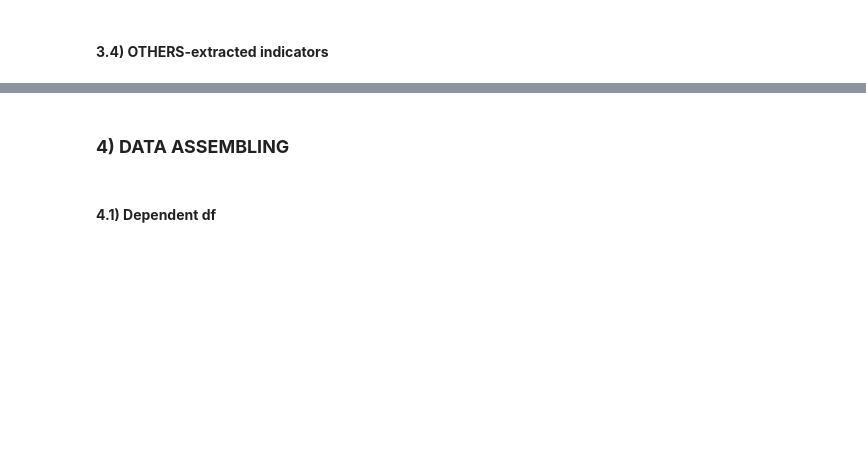
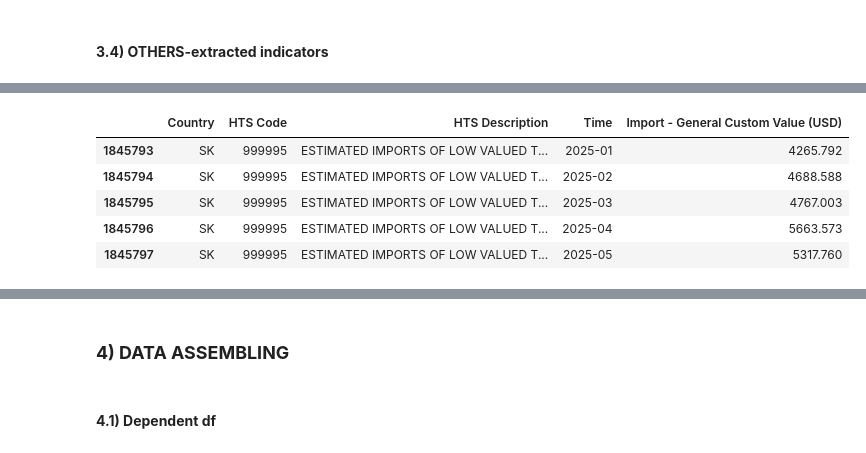
Before and after one commit to EliaLand/PSTR_Financial_Econometrics, a Jupyter notebook: data_fetcher/main.ipynb, the cells around one changed output, grey strips where cells are left out. Cells and saved outputs as stored; diff of their text form; code cells hidden in the pictures; blank space fills up the shorter version.

Commit message:
a lot of changes i cant remember

```diff
--- a/data_fetcher/main.ipynb
+++ b/data_fetcher/main.ipynb
@@ -521 +516,97 @@ EURO_stock_m_raw.tail()
+# %%
+# Monthly US import by EU member state per HTS code-identified products (monthly, bilateral flows, general custom value in USD, not seasonally adjusted, 2020/01, 2025/06)
+# (!!!) Harmonized EU country names to ISO-2
+# (!!!) Already ziped df in the USITC_aggregated_US_import_module.py
+
+# Target EU member countries acronyms dictionary (ISO-2 codes)
+eu_country_map = {
+    "Austria": "AT",
+    "Belgium": "BE",
+    "Bulgaria": "BG",
+    "Croatia": "HR",
+    "Cyprus": "CY",
+    "Czechia (Czech Republic)": "CZ",
+    "Czechia": "CZ",
+    "Denmark": "DK",
+    "Estonia": "EE",
+    "Finland": "FI",
+    "France": "FR",
+    "Germany": "DE",
+    "Greece": "GR",
+    "Hungary": "HU",
+    "Ireland": "IE",
+    "Italy": "IT",
+    "Latvia": "LV",
+    "Lithuania": "LT",
+    "Luxembourg": "LU",
+    "Malta": "MT",
+    "Netherlands": "NL",
+    "Poland": "PL",
+    "Portugal": "PT",
+    "Romania": "RO",
+    "Slovakia": "SK",
+    "Slovenia": "SI",
+    "Spain": "ES",
+    "Sweden": "SE"
+}
+
+# Importing aggregated file of US imports (US_import_USITC_raw.csv)
+# (!!!) Remember to specify the unzipping method (gzip)
+US_import_raw = pd.read_csv("data_fetcher/raw_df/US_import_USITC_raw.csv", sep=",", decimal=".", low_memory=False, compression="gzip")
+
+# Data manual retructuring
+# Country renaiming via ISO-2 code
+US_import_raw.columns = US_import_raw.columns.str.strip()
+US_import_raw["Country"] = US_import_raw["Country"].map(eu_country_map)
+# Datetime format
+US_import_raw["Year"] = US_import_raw["Year"].astype(int)
+US_import_raw["Month"] = US_import_raw["Month"].astype(int)
+US_import_raw["Time"] = (
+    US_import_raw["Year"].astype(str) + "-" + US_import_raw["Month"].astype(str).str.zfill(2)
+)
+# Raw coulumns renaiming
+US_import_raw = US_import_raw.rename(columns={
+    "HTS Number": "HTS Code",
+    "Description": "HTS Description",
+    "General Customs Value": "Import - General Custom Value (USD)"
+})
+# Avoid HTS codes rounding
+# (!!!) Since HTS codes are float values this may cause unwanted float-roundings of values. To avoid this, we transform them in strings
+US_import_raw["HTS Code"] = (
+    pd.to_numeric(US_import_raw["HTS Code"], errors="coerce")
+    .astype("Int64")
+    .astype(str)
+)
+# Normalization of comma and space
+# (!!!) Simon: Don't bother the rest I just had issue with the format of the df
+val = "Import - General Custom Value (USD)"
+US_import_raw[val] = (
+    US_import_raw[val]
+    .astype(str)
+    .str.replace("\u202f", "", regex=False)
+    .str.replace("\xa0",  "", regex=False)
+    .str.strip()
+)
+
+# Converting Import column to numeric and drop NaN
+# (!!!) Normally it should be already in numeric format
+US_import_raw[val] = pd.to_numeric(US_import_raw[val], errors="coerce")
+US_import_raw = US_import_raw[US_import_raw[val].notna()].copy()
+
+# Sorting by Country, HTS Code and Time
+US_import_raw = (
+    US_import_raw
+    .sort_values(["Country", "HTS Code", "Time"])
+    .reset_index(drop=True)
+)
+
+US_import_raw = US_import_raw[["Country", "HTS Code", "HTS Description", "Time", "Import - General Custom Value (USD)"]]
+US_import_raw.tail()
+# %% [output]
+|  | Country | HTS Code | HTS Description | Time | Import - General Custom Value (USD) |
+| 1845793 | SK | 999995 | ESTIMATED IMPORTS OF LOW VALUED T... | 2025-01 | 4265.792 |
+| 1845794 | SK | 999995 | ESTIMATED IMPORTS OF LOW VALUED T... | 2025-02 | 4688.588 |
+| 1845795 | SK | 999995 | ESTIMATED IMPORTS OF LOW VALUED T... | 2025-03 | 4767.003 |
+| 1845796 | SK | 999995 | ESTIMATED IMPORTS OF LOW VALUED T... | 2025-04 | 5663.573 |
+| 1845797 | SK | 999995 | ESTIMATED IMPORTS OF LOW VALUED T... | 2025-05 | 5317.760 |
 # %%
```
Also changed, not shown: parts of 28 cells of this notebook, 10 other files.
